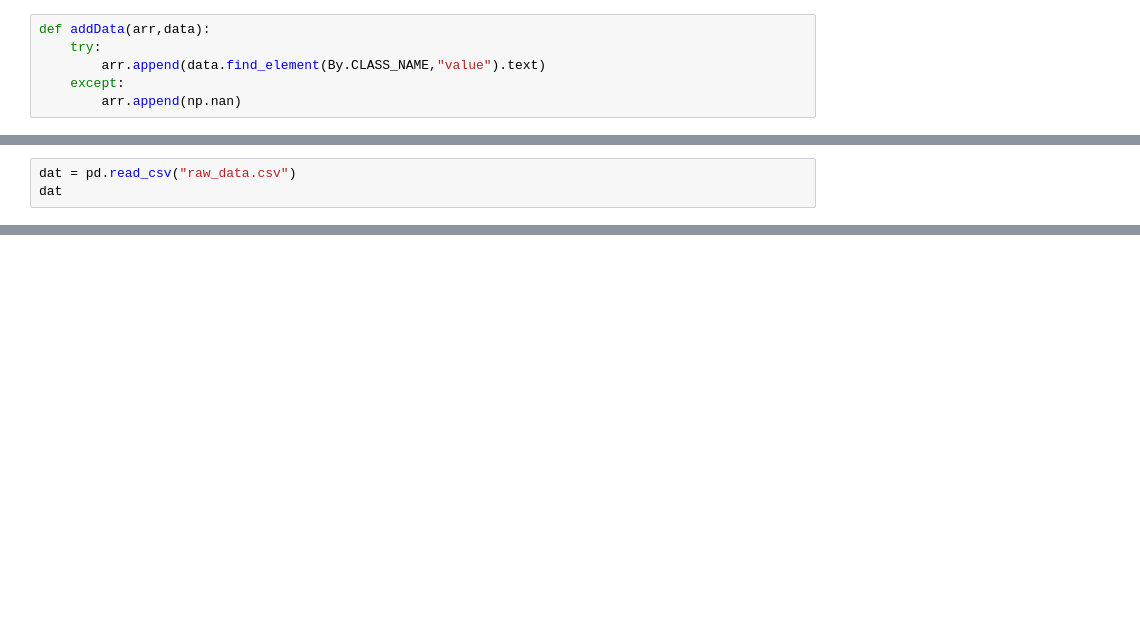
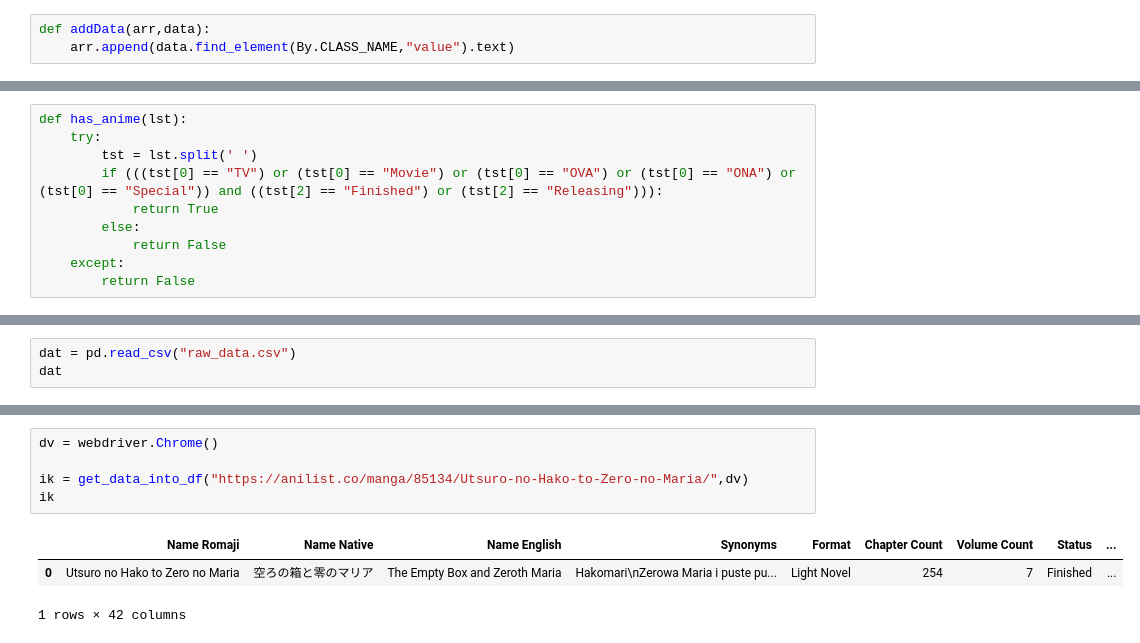
Before and after one commit to Shahars71/Data-Sciences-Project, a Jupyter notebook: Crawling Code.ipynb, the cells around one changed output, grey strips where cells are left out. Drawn from its saved outputs; the diff is of its cells as text; blank space fills up the shorter version.

```diff
--- a/Crawling Code.ipynb
+++ b/Crawling Code.ipynb
@@ -37,10 +37,7 @@ from sklearn.metrics import r2_score, f1_score
 ## Functions
 # %%
 def addData(arr,data):
-    try:
-        arr.append(data.find_element(By.CLASS_NAME,"value").text)
-    except:
-        arr.append(np.nan)
+    arr.append(data.find_element(By.CLASS_NAME,"value").text)
 # %%
 def addCTBar(arr,data):
     try:
@@ -60,3 +57,13 @@ def is_In_List(arr,word):
             #print(word)
             return 1
     return 0
+# %%
+def has_anime(lst):
+    try:
+        tst = lst.split(' ')
+        if (((tst[0] == "TV") or (tst[0] == "Movie") or (tst[0] == "OVA") or (tst[0] == "ONA") or (tst[0] == "Special")) and ((tst[2] == "Finished") or (tst[2] == "Releasing"))):
+            return True
+        else:
+            return False
+    except:
+        return False
@@ -675,0 +833,9 @@ dat_clean.info()
+# %%
+dv = webdriver.Chrome()
+
+ik = get_data_into_df("https://anilist.co/manga/85134/Utsuro-no-Hako-to-Zero-no-Maria/",dv)
+ik
+# %% [output]
+|  | Name Romaji | Name Native | Name English | Synonyms | Format | Chapter Count | Volume Count | Status | ... |
+| 0 | Utsuro no Hako to Zero no Maria | 空ろの箱と零のマリア | The Empty Box and Zeroth Maria | Hakomari\nZerowa Maria i puste pu... | Light Novel | 254 | 7 | Finished | ... |
+1 rows × 42 columns
```
Also changed, not shown: parts of 8 cells of this notebook.
